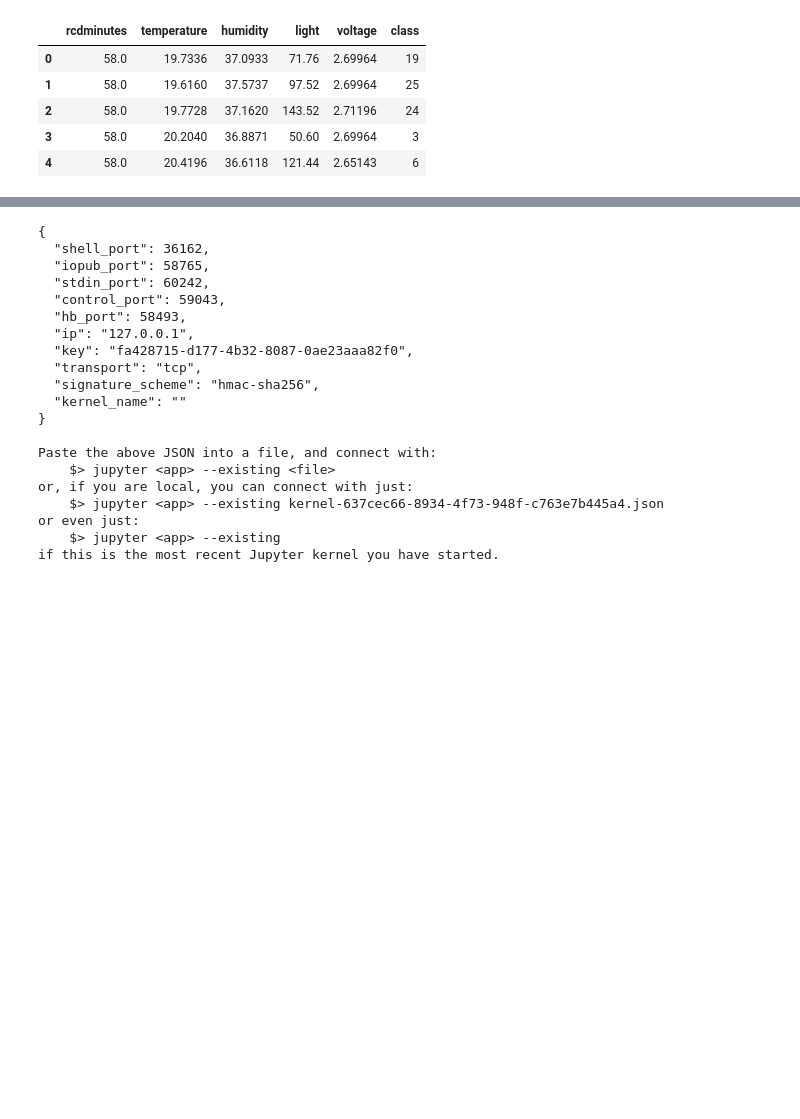
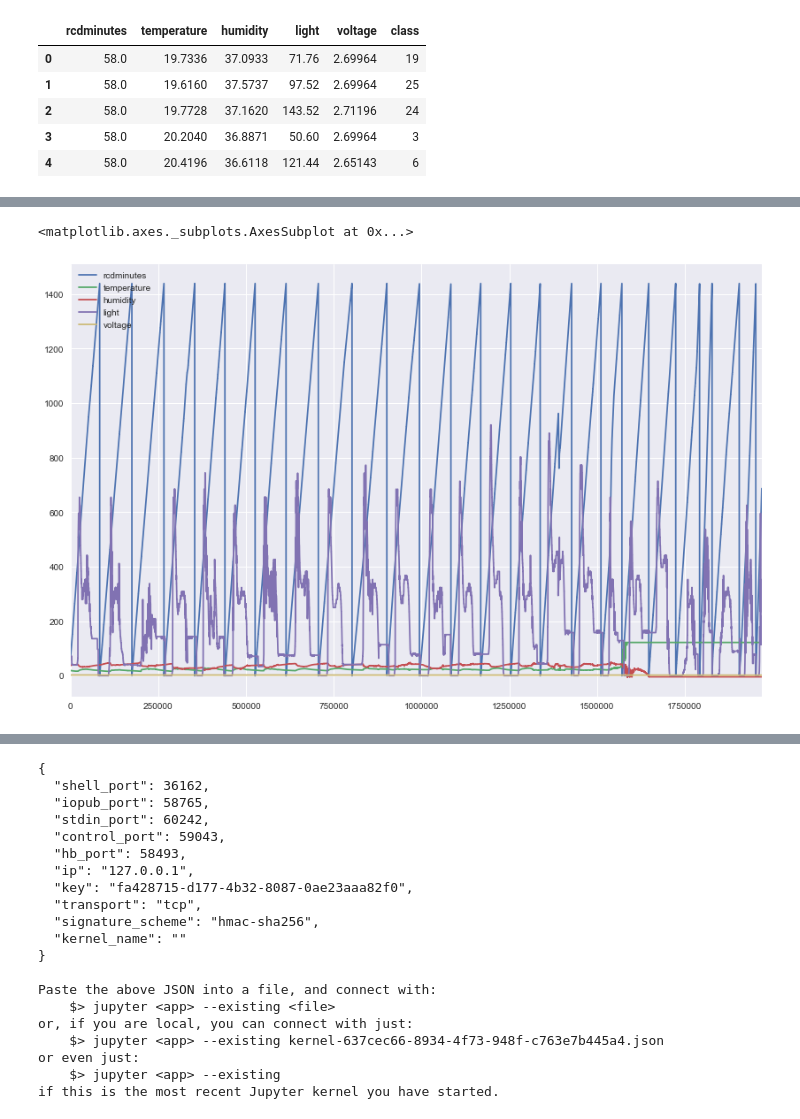
Before and after one commit to Azure/fast_retraining, a Jupyter notebook: experiments/xgboost_model.ipynb, the cells around one changed output, grey strips where cells are left out. Cells and saved outputs as stored; diff of their text form; code cells hidden in the pictures; blank space fills up the shorter version.

```diff
--- a/experiments/xgboost_model.ipynb
+++ b/experiments/xgboost_model.ipynb
@@ -24,5 +24,3 @@ from sklearn.metrics import roc_auc_score
 from experiments.libs import loaders
 from sklearn.model_selection import StratifiedKFold
 %matplotlib inline
-# %%
-df = loaders.load_iot()
@@ -37,0 +58,5 @@ df.head()
+# %%
+df[df['class']=='19'].plot(figsize=(14, 9))
+# %% [output]
+<matplotlib.axes._subplots.AxesSubplot at 0x...>
+[figure, added]
```
Also changed, not shown: parts of 21 cells of this notebook, 1 other file.
